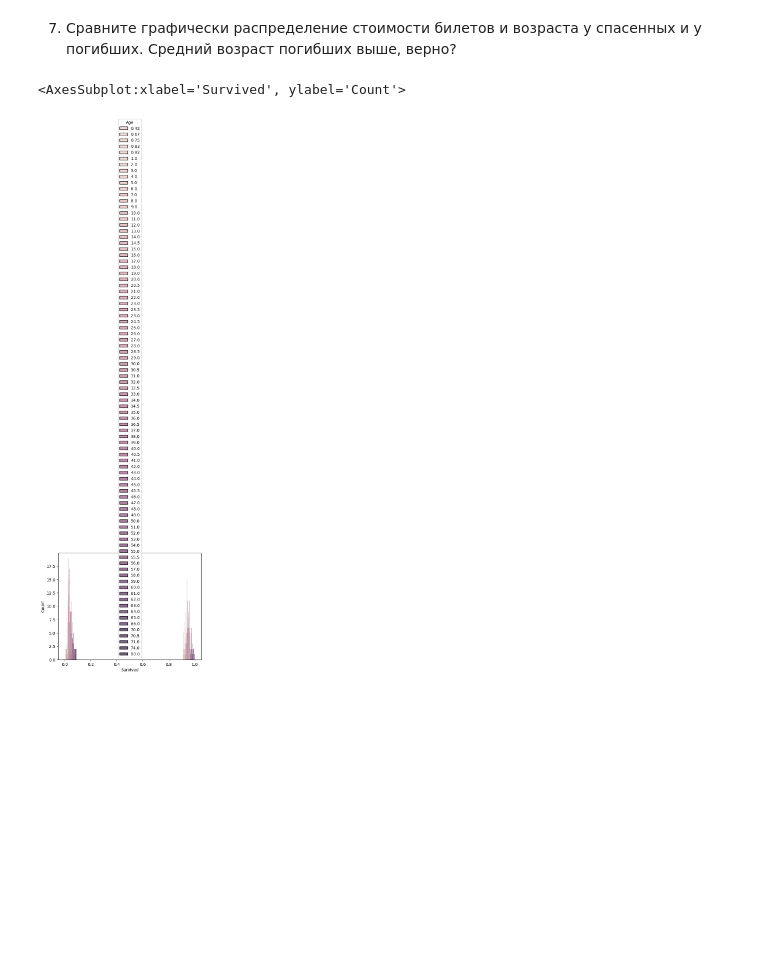
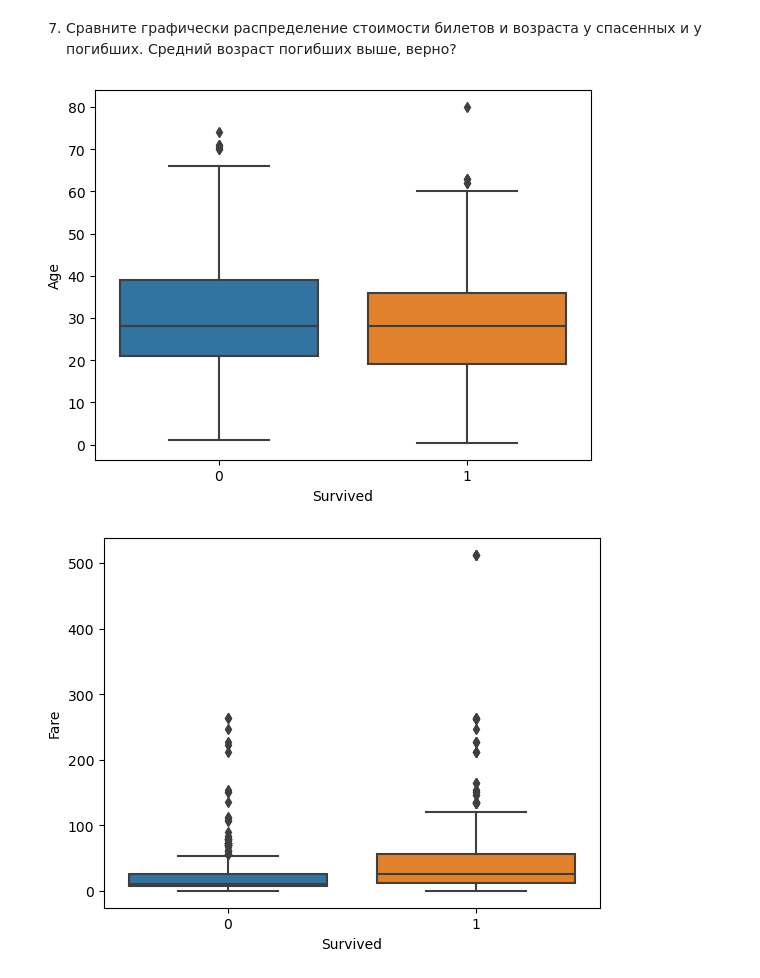
Before and after one commit to klkokou/ml-course-2023, a Jupyter notebook: hw_2/11-009_Zapuskalova_2.ipynb, the cells around one changed output. Saved outputs shown, nothing was run; the diff lists cells and outputs as text; code cells hidden in the pictures; blank space fills up the shorter version.

```diff
--- a/hw_2/11-009_Zapuskalova_2.ipynb
+++ b/hw_2/11-009_Zapuskalova_2.ipynb
@@ -227,26 +227,15 @@ hoef,       1
 Length: 281, dtype: int64
 # %% [markdown]
 7. Сравните графически распределение стоимости билетов и возраста у спасенных и у погибших. Средний возраст погибших выше, верно?
-# %%
-import matplotlib.pyplot as plt
-import seaborn as sns
-
-sns.histplot(
-            x='Survived',
-            hue='Age',
-            data=titanic_df,
-            stat="count",
-            multiple="dodge")
-
-# plt.figure(figsize=(10,7))
-# plt.title('Survival distribution')
-# #titanic_df['Survived'].hist()
-# titanic_df['Fare'].hist()
-
-
-# plt.xlabel('absences')
-# plt.ylabel('number of students')
-# plt.show()
-# %% [output]
-<AxesSubplot:xlabel='Survived', ylabel='Count'>
-[figure, removed]
+# %%
+import seaborn as sns
+
+sns.boxplot( x='Survived', y='Age', data=titanic_df);
+
+# да, средний возраст погибших выше
+# %% [output]
+[figure, added]
+# %%
+sns.boxplot(x='Survived',y='Fare',data=titanic_df);
+# %% [output]
+[figure, added]
```
Also changed, not shown: parts of 2 cells of this notebook.
